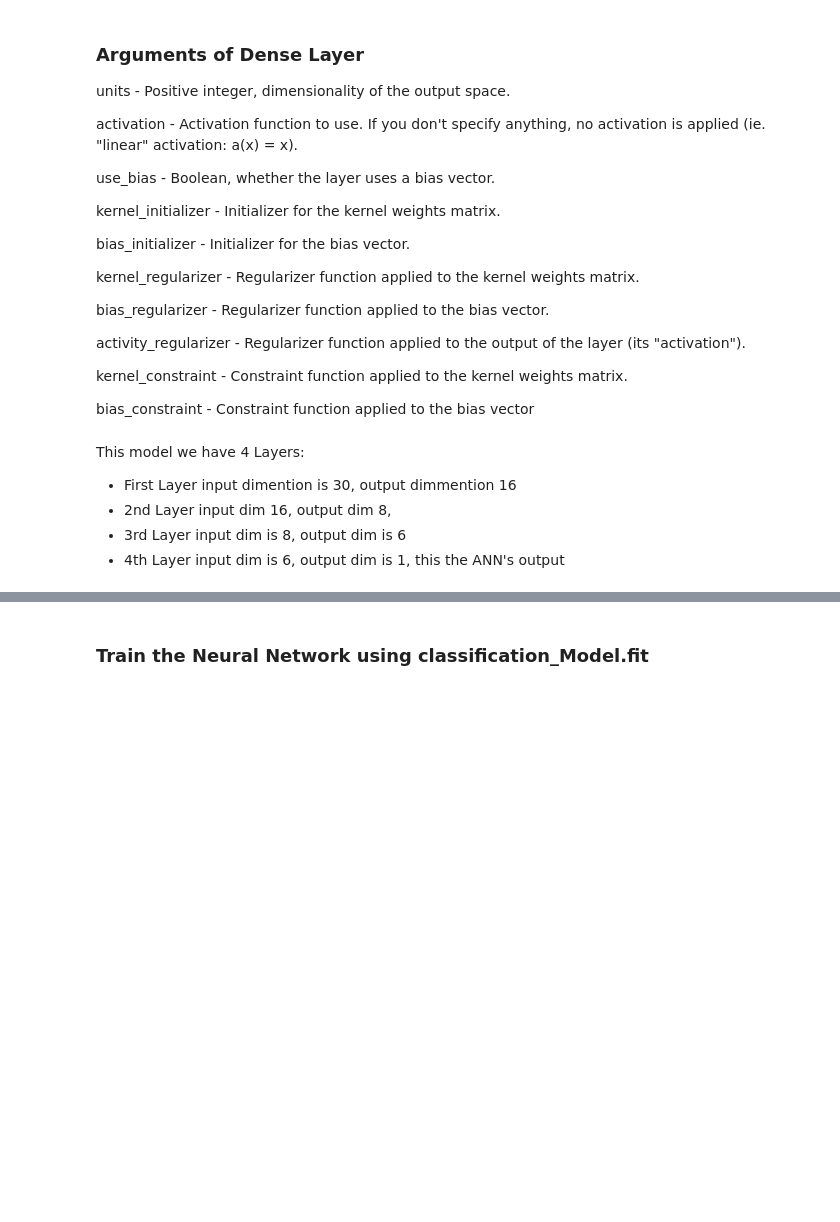
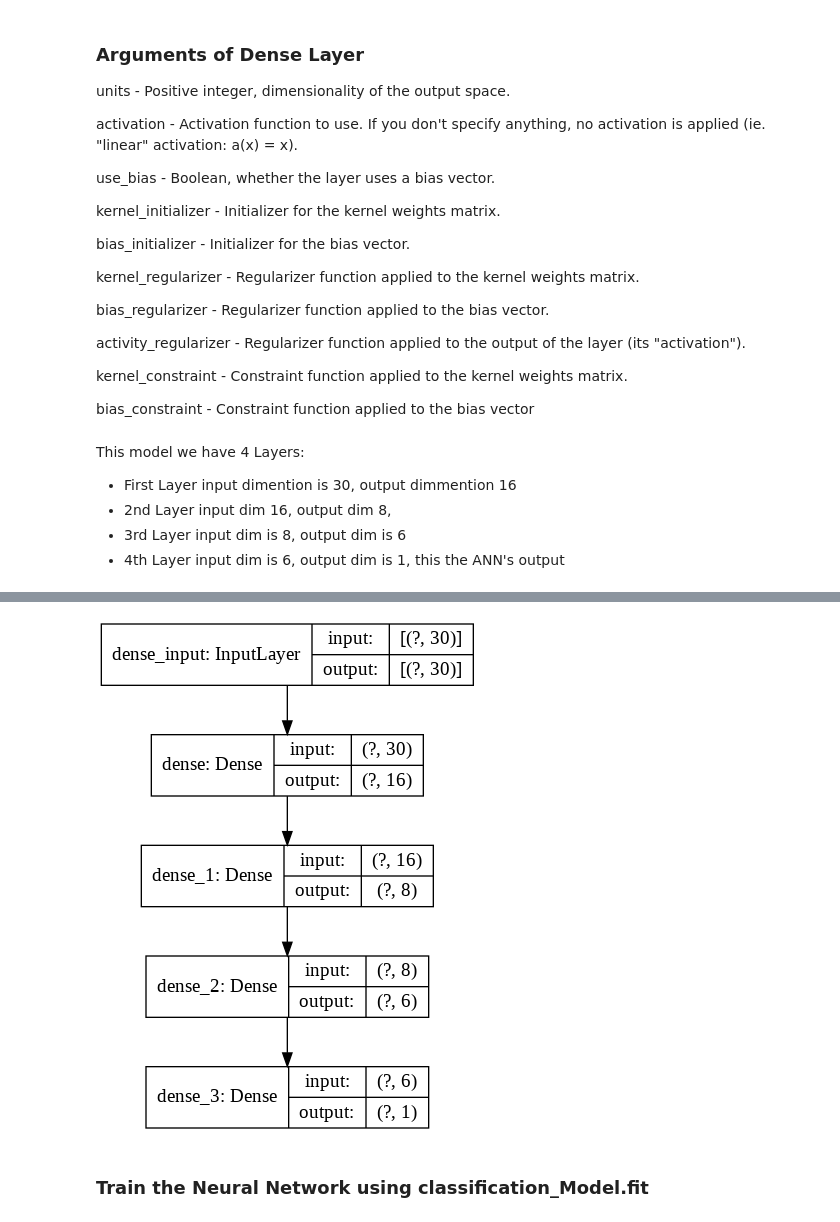
Before and after one commit to abidshafee/DataScienceYouTubeTutorials, a Jupyter notebook: ConvertingCategoricalvariables.ipynb, the cells around one changed output, grey strips where cells are left out. Saved outputs shown, nothing was run; the diff lists cells and outputs as text; code cells hidden in the pictures; blank space fills up the shorter version.

```diff
--- a/ConvertingCategoricalvariables.ipynb
+++ b/ConvertingCategoricalvariables.ipynb
@@ -318,4 +336,4 @@ This model we have 4 Layers:
 - 3rd Layer input dim is 8, output dim is 6
 - 4th Layer input dim is 6, output dim is 1, this the ANN's output
 # %%
-Classification_Model.compile(optimizer='rmsprop', loss='binary_crossentropy')
+Classification_Model.compile(optimizer='rmsprop', loss='binary_crossentropy', metrics=['accuracy'])
@@ -322,3 +362,8 @@ Classification_Model.compile(optimizer='rmsprop', loss='binary_crossentropy')
+# %%
+from keras.utils.vis_utils import plot_model
+plot_model(Classification_Model, to_file='model_plot.png', show_shapes=True, show_layer_names=True)
+# %% [output]
+[figure, added]
 # %% [markdown]
 ### Train the Neural Network using classification_Model.fit
 # %% [markdown]
```
Also changed, not shown: parts of 21 cells of this notebook.
